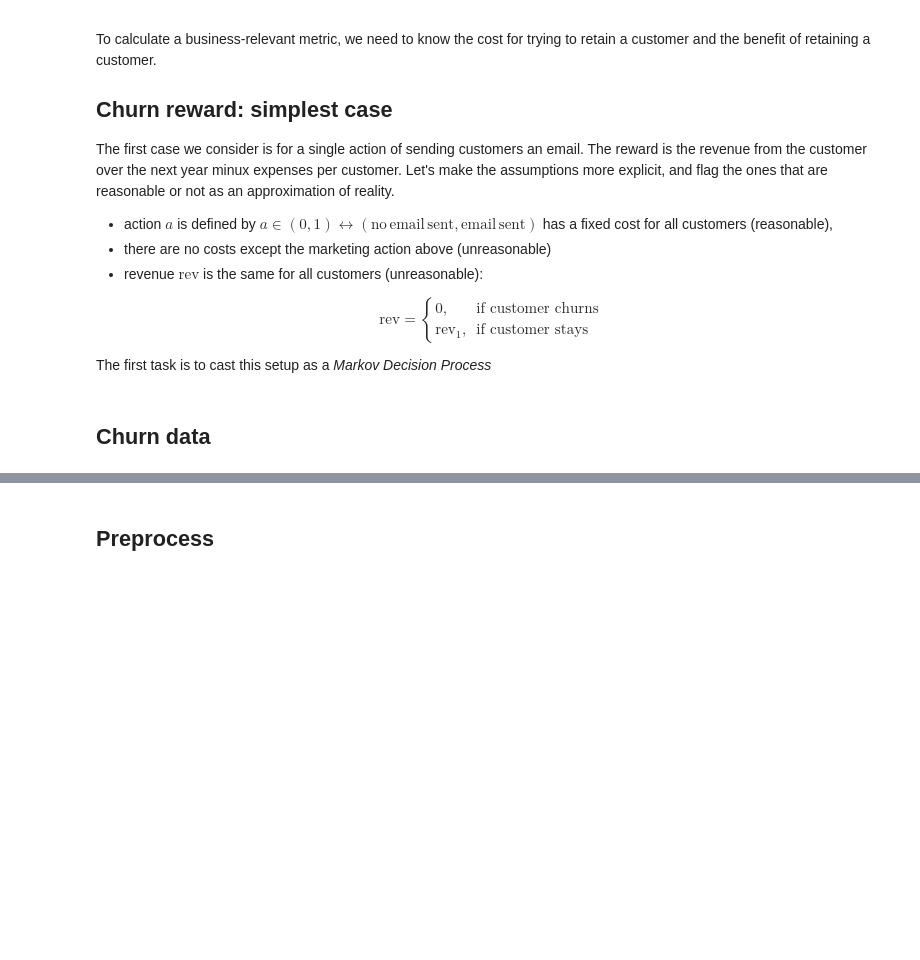
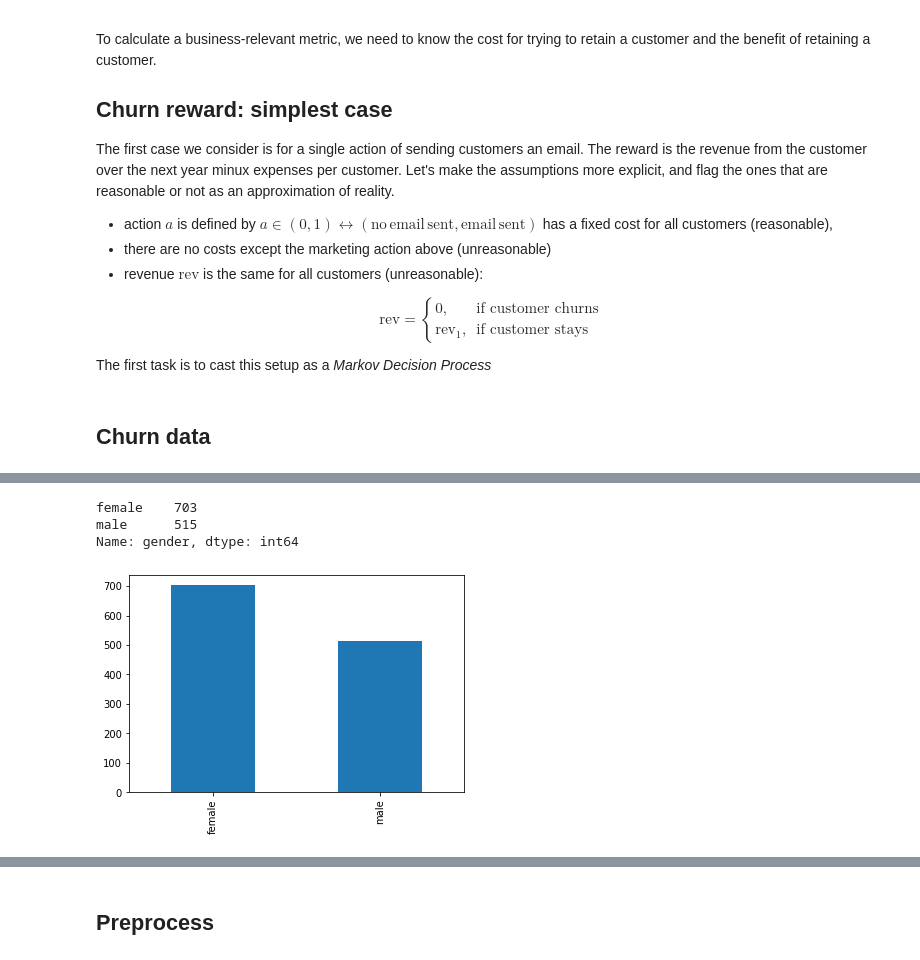
Before and after one commit to munichpavel/risk-ai-workshop, a Jupyter notebook: notebooks/rl-churn.ipynb, the cells around one changed output, grey strips where cells are left out. Drawn from its saved outputs; the diff is of its cells as text; code cells hidden in the pictures; blank space fills up the shorter version.

```diff
--- a/notebooks/rl-churn.ipynb
+++ b/notebooks/rl-churn.ipynb
@@ -62,0 +99,7 @@ df.head()
+# %%
+summarize_counts(df['gender'])
+# %% [output]
+female    703
+male      515
+Name: gender, dtype: int64
+[figure, added]
```
Also changed, not shown: parts of 11 cells of this notebook, 1 other file.
